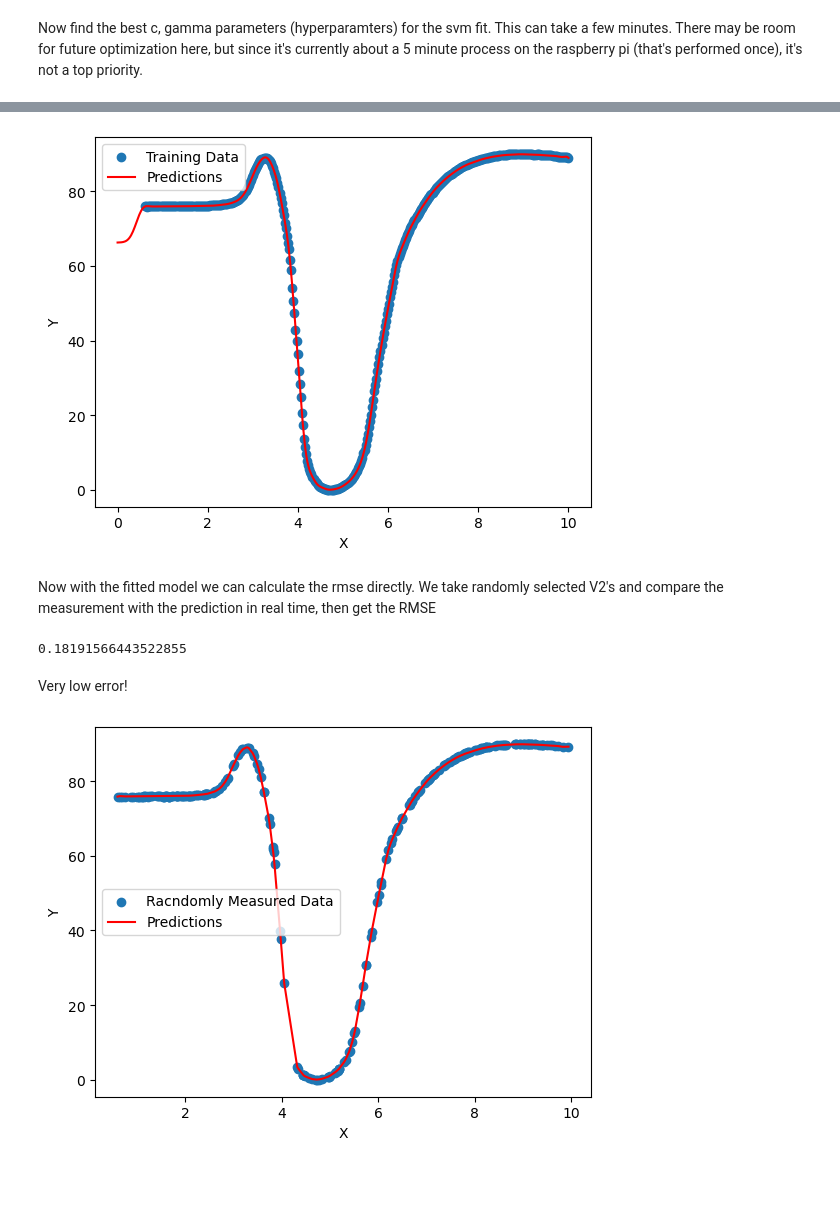
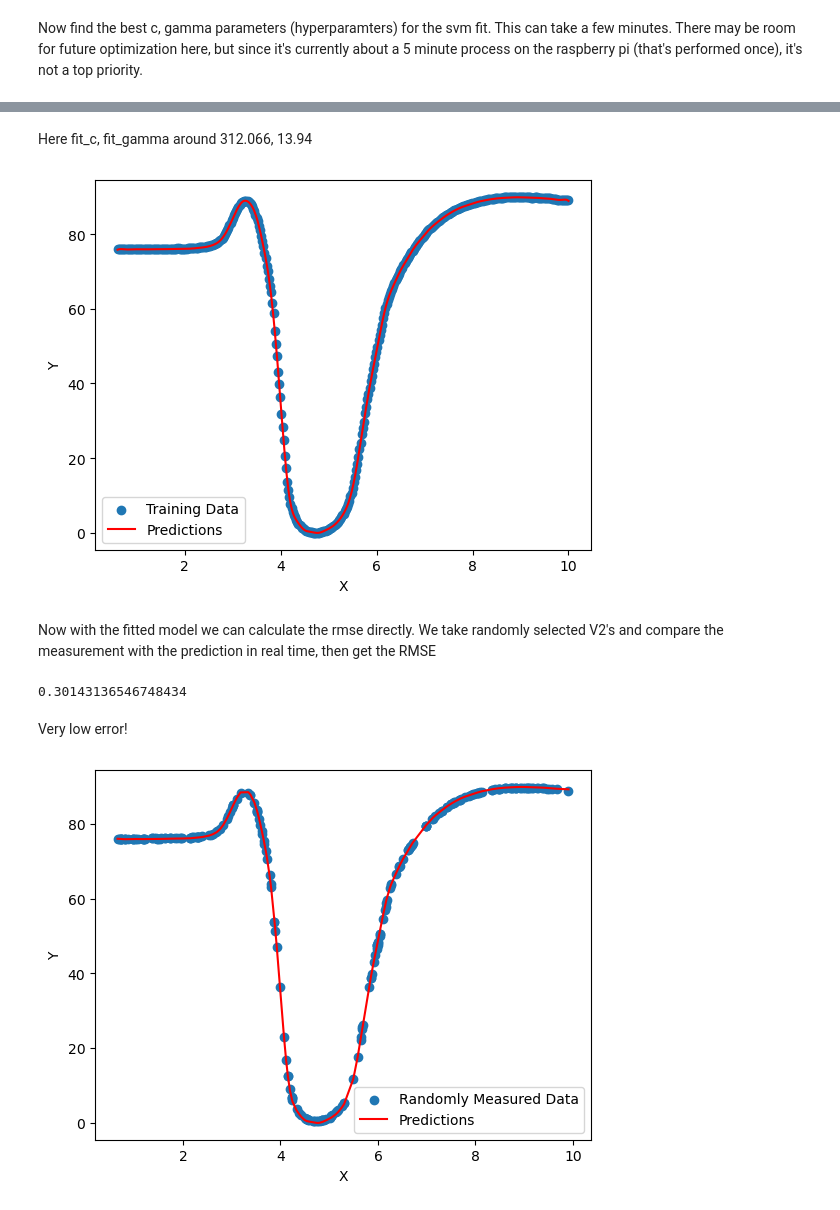
Before and after one commit to ubsuny/ML_LCVR-CP2P2024, a Jupyter notebook: data_collection.ipynb, the cells around one changed output, grey strips where cells are left out. Drawn from its saved outputs; the diff is of its cells as text; code cells hidden in the pictures; blank space fills up the shorter version.

Commit message:
Added example of whole automated procedd to data_collection.ipynb

```diff
--- a/data_collection.ipynb
+++ b/data_collection.ipynb
@@ -117,19 +123,19 @@ KeyboardInterrupt:
-# %%
-model = model_fit.fit_2d(5,80)
+# %% [markdown]
+Here fit_c, fit_gamma around 312.066, 13.94
 # %%
-model = model_fit.fit_2d(300,20)
-x_model = np.linspace(0, 10, 500).reshape(-1, 1)
+model = model_fit.fit_2d(312.066,13.94)
+x_model = np.linspace(0.6, 10, 500).reshape(-1, 1)
 y_model = model.predict(x_model)
 
 # Plotting
 plt.scatter(x2d, y2d, label='Training Data')
 plt.plot(x_model, y_model, color='red', label='Predictions')
 plt.xlabel('X')
 plt.ylabel('Y')
 plt.legend()
 plt.show()
 # %% [output]
-[figure, old version]
+[figure, new version]
 # %% [markdown]
 Now with the fitted model we can calculate the rmse directly. We take randomly selected V2's and compare the measurement with the prediction in real time, then get the RMSE
 # %%
@@ -138,7 +145,7 @@ rmse = model_fit.calc_rmse(model,250,v1,scale,range,offset)
 # %%
 rmse[0]
 # %% [output]
-0.18191566443522855
+0.30143136546748434
 # %% [markdown]
 Very low error!
 # %%
@@ -146,11 +153,11 @@ y_meas = rmse[1][1]
 y_pred = rmse[1][2]
 
 # Plotting
-plt.scatter(rmse[1][0], y_meas, label='Racndomly Measured Data')
+plt.scatter(rmse[1][0], y_meas, label='Randomly Measured Data')
 plt.plot(rmse[1][0], y_pred, color='red', label='Predictions')
 plt.xlabel('X')
 plt.ylabel('Y')
 plt.legend()
 plt.show()
 # %% [output]
-[figure, old version]
+[figure, new version]
```
Also changed, not shown: parts of 8 cells of this notebook.
